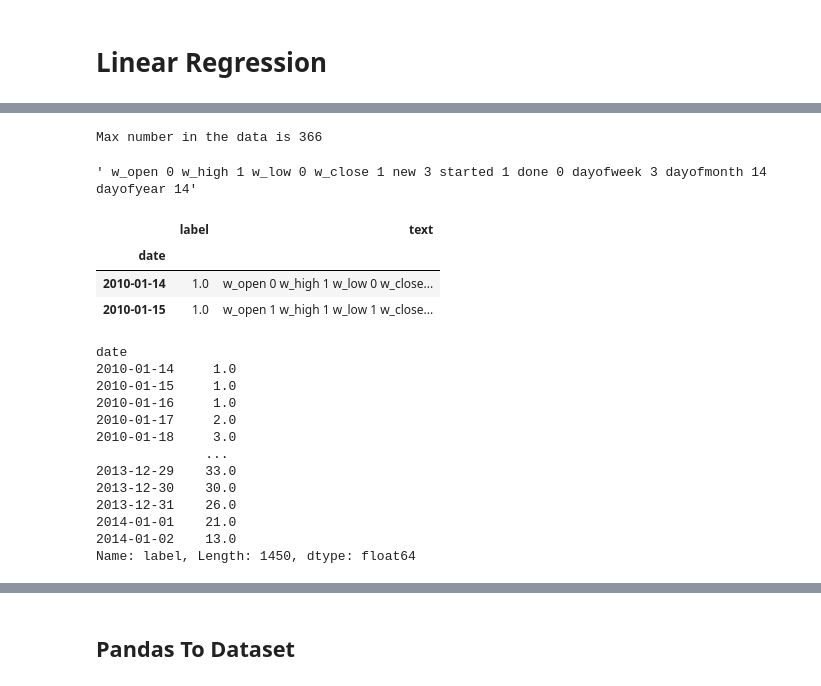
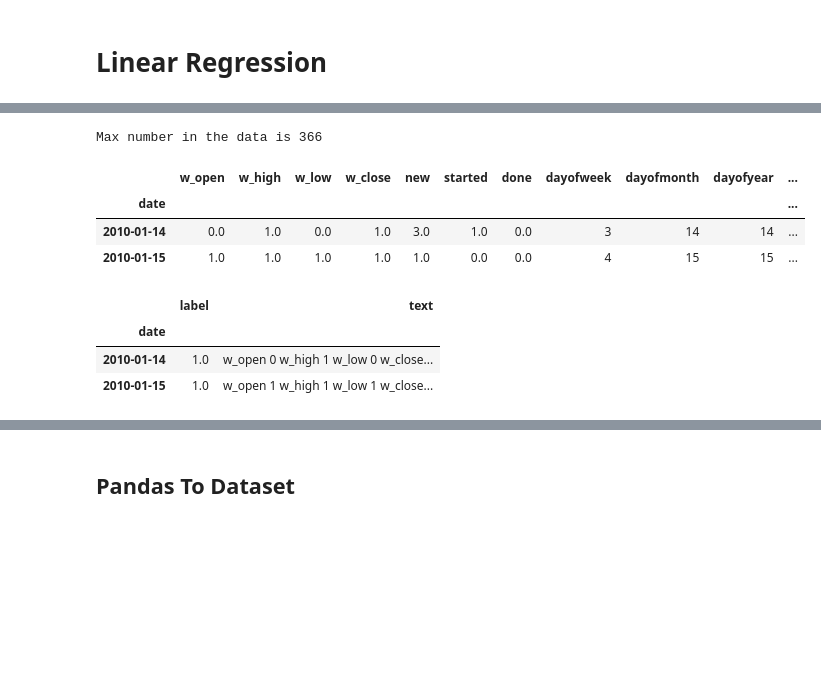
Before and after one commit to ymbibalan/thesis-nlp, a Jupyter notebook: code-wip-dataset/tf-wip-dataset-windows-v03.ipynb, the cells around one changed output, grey strips where cells are left out. Saved outputs shown, nothing was run; the diff lists cells and outputs as text; code cells hidden in the pictures; blank space fills up the shorter version.

```diff
--- a/code-wip-dataset/tf-wip-dataset-windows-v03.ipynb
+++ b/code-wip-dataset/tf-wip-dataset-windows-v03.ipynb
@@ -33,49 +28,33 @@ To disable this warning, you can either:
 /Users/yousef/code/thesis-nlp/code-wip-dataset
 # %%
+FILE_PATH = '/Users/yousef/code/thesis-nlp/dataset/incident-ohlc-v06-scalar.csv'
+COLUMNS =  ['w_open', 'w_high', 'w_low', 'w_close', 'new', 'started','done', 'dayofweek', 'dayofmonth', 'dayofyear', 'target', 'y_ystrdy']
 
-data_file = '/Users/yousef/code/thesis-nlp/dataset/incident-ohlc-v06-scalar.csv'
-df_o = pd.read_csv(data_file,parse_dates=['date'],index_col=['date'])
-df_o.sort_index(inplace=True)
-# df['date'] = df.index
-# data_columns =  ['w_open', 'w_high', 'w_low', 'w_close', 'new', 'started','done', 'dayofweek', 'dayofmonth', 'dayofyear', 'target', 'y_ystrdy']
-data_columns =  ['w_open', 'w_high', 'w_low', 'w_close', 'new', 'started','done', 'dayofweek', 'dayofmonth', 'dayofyear', 'target', 'y_ystrdy']
+# N_ROWS = 100
+# df_ = pd.read_csv(FILE_PATH,parse_dates=['date'],index_col=['date'], nrows=N_ROWS)
+df_ = pd.read_csv(FILE_PATH,parse_dates=['date'],index_col=['date'])
+df_ = (df_.sort_index())[COLUMNS]
+df_ = df_.iloc[1:-1]  # Remove NaN
 
-df_o = df_o[data_columns].copy()
-max_number_in_data = int(df_o.describe().transpose()["max"].max())
+max_number_in_data = int(df_.describe().transpose()["max"].max())
 print(f'Max number in the data is {max_number_in_data}')
-# display(df.head())
+display(df_.head(2))
+
 df = pd.DataFrame()
-df['label']= df_o['target']
+df['label']= df_['target']
 df['text']= ''
-for col in data_columns[:-2]:
-    df_o[col] = df_o[col].apply(lambda x: f'{x:.0f}')
-    df['text'] = df['text'] + f' {col} ' + df_o[col].astype(str)
+for col in COLUMNS[:-2]:
+    df_[col] = df_[col].apply(lambda x: f'{x:.0f}')
+    df['text'] = df['text'] + f' {col} ' + df_[col].astype(str)
 
-# Remove NaN
-df = df.iloc[1:-1]
-
-display(df['text'][0])
 display(df.head(2))
 # %% [output]
 Max number in the data is 366
-' w_open 0 w_high 1 w_low 0 w_close 1 new 3 started 1 done 0 dayofweek 3 dayofmonth 14 dayofyear 14'
-|  | label | text |
-| date |  |  |
-| 2010-01-14 | 1.0 | w_open 0 w_high 1 w_low 0 w_close... |
-| 2010-01-15 | 1.0 | w_open 1 w_high 1 w_low 1 w_close... |
+|  | w_open | w_high | w_low | w_close | new | started | done | dayofweek | dayofmonth | dayofyear | ... |
+| date |  |  |  |  |  |  |  |  |  |  | ... |
+| 2010-01-14 | 0.0 | 1.0 | 0.0 | 1.0 | 3.0 | 1.0 | 0.0 | 3 | 14 | 14 | ... |
+| 2010-01-15 | 1.0 | 1.0 | 1.0 | 1.0 | 1.0 | 0.0 | 0.0 | 4 | 15 | 15 | ... |
+|  | label | text |
+| date |  |  |
+| 2010-01-14 | 1.0 | w_open 0 w_high 1 w_low 0 w_close... |
+| 2010-01-15 | 1.0 | w_open 1 w_high 1 w_low 1 w_close... |
-# %%
-df['label']
-# %% [output]
-date
-2010-01-14     1.0
-2010-01-15     1.0
-2010-01-16     1.0
-2010-01-17     2.0
-2010-01-18     3.0
-              ...
-2013-12-29    33.0
-2013-12-30    30.0
-2013-12-31    26.0
-2014-01-01    21.0
-2014-01-02    13.0
-Name: label, Length: 1450, dtype: float64
```
Also changed, not shown: parts of 24 cells of this notebook, 2 other files.
